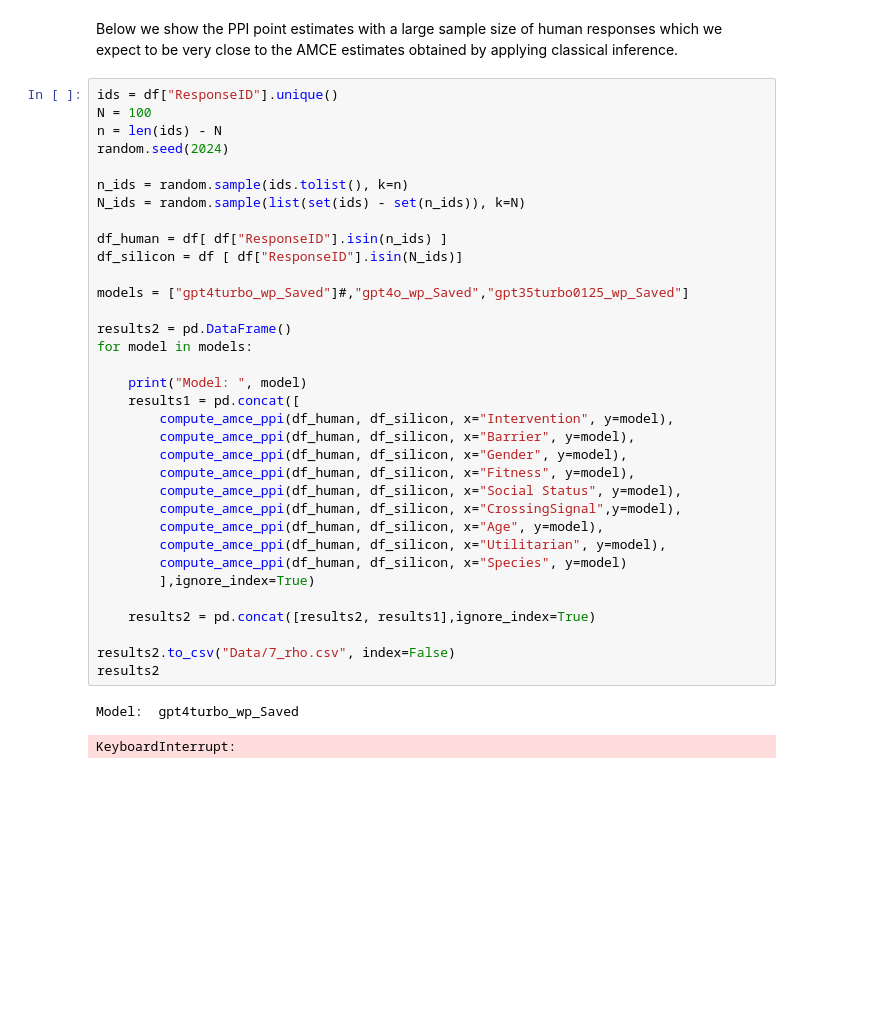
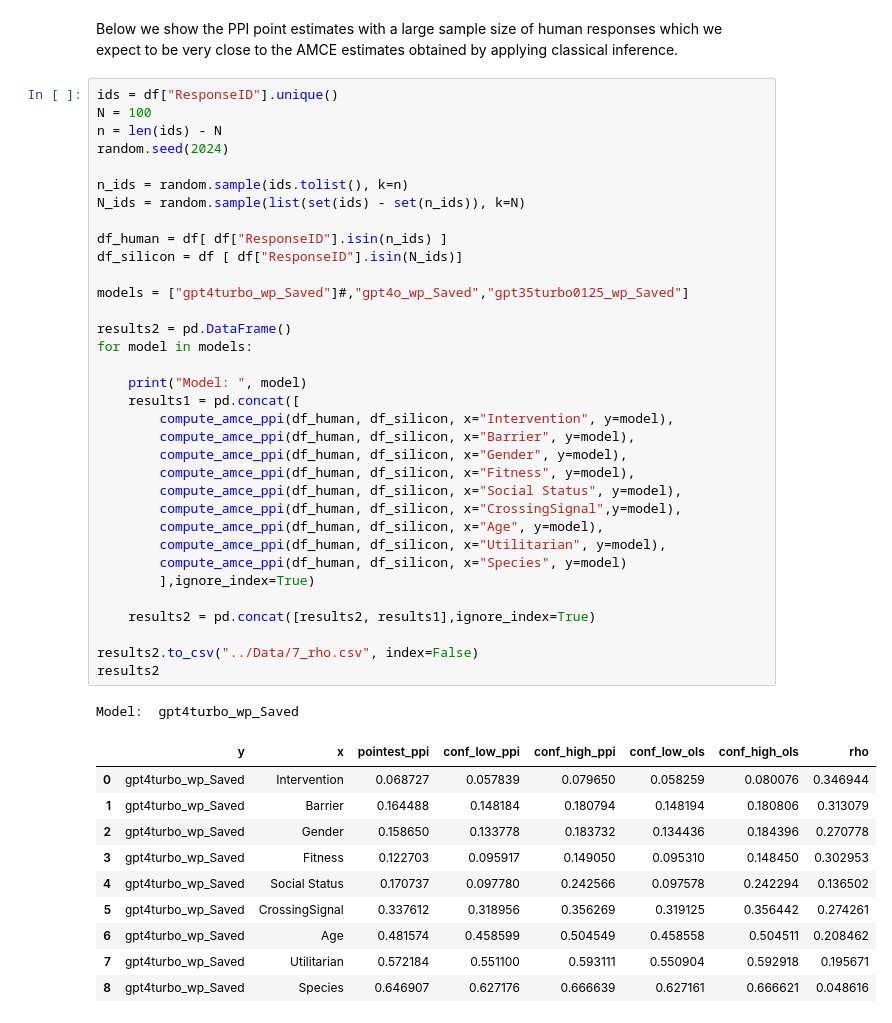
Before and after one commit to davidbroska/MixedSubjects, a Jupyter notebook: Code/7_AnalysisPPI.ipynb, the cells around one changed output. Drawn from its saved outputs; the diff is of its cells as text; blank space fills up the shorter version.

```diff
--- a/Code/7_AnalysisPPI.ipynb
+++ b/Code/7_AnalysisPPI.ipynb
@@ -783,34 +788,43 @@ random.seed(2024)
 
 n_ids = random.sample(ids.tolist(), k=n)
 N_ids = random.sample(list(set(ids) - set(n_ids)), k=N)
 
 df_human = df[ df["ResponseID"].isin(n_ids) ]
 df_silicon = df [ df["ResponseID"].isin(N_ids)]
 
 models = ["gpt4turbo_wp_Saved"]#,"gpt4o_wp_Saved","gpt35turbo0125_wp_Saved"]
 
 results2 = pd.DataFrame()
 for model in models:
 
     print("Model: ", model)
     results1 = pd.concat([
         compute_amce_ppi(df_human, df_silicon, x="Intervention", y=model),
         compute_amce_ppi(df_human, df_silicon, x="Barrier", y=model),
         compute_amce_ppi(df_human, df_silicon, x="Gender", y=model),
         compute_amce_ppi(df_human, df_silicon, x="Fitness", y=model),
         compute_amce_ppi(df_human, df_silicon, x="Social Status", y=model),
         compute_amce_ppi(df_human, df_silicon, x="CrossingSignal",y=model),
         compute_amce_ppi(df_human, df_silicon, x="Age", y=model),
         compute_amce_ppi(df_human, df_silicon, x="Utilitarian", y=model),
         compute_amce_ppi(df_human, df_silicon, x="Species", y=model)
         ],ignore_index=True)
 
     results2 = pd.concat([results2, results1],ignore_index=True)
 
-results2.to_csv("Data/7_rho.csv", index=False)
+results2.to_csv("../Data/7_rho.csv", index=False)
 results2
 # %% [output]
 Model:  gpt4turbo_wp_Saved
-KeyboardInterrupt:
+|  | y | x | pointest_ppi | conf_low_ppi | conf_high_ppi | conf_low_ols | conf_high_ols | rho |
+| 0 | gpt4turbo_wp_Saved | Intervention | 0.068727 | 0.057839 | 0.079650 | 0.058259 | 0.080076 | 0.346944 |
+| 1 | gpt4turbo_wp_Saved | Barrier | 0.164488 | 0.148184 | 0.180794 | 0.148194 | 0.180806 | 0.313079 |
+| 2 | gpt4turbo_wp_Saved | Gender | 0.158650 | 0.133778 | 0.183732 | 0.134436 | 0.184396 | 0.270778 |
+| 3 | gpt4turbo_wp_Saved | Fitness | 0.122703 | 0.095917 | 0.149050 | 0.095310 | 0.148450 | 0.302953 |
+| 4 | gpt4turbo_wp_Saved | Social Status | 0.170737 | 0.097780 | 0.242566 | 0.097578 | 0.242294 | 0.136502 |
+| 5 | gpt4turbo_wp_Saved | CrossingSignal | 0.337612 | 0.318956 | 0.356269 | 0.319125 | 0.356442 | 0.274261 |
+| 6 | gpt4turbo_wp_Saved | Age | 0.481574 | 0.458599 | 0.504549 | 0.458558 | 0.504511 | 0.208462 |
+| 7 | gpt4turbo_wp_Saved | Utilitarian | 0.572184 | 0.551100 | 0.593111 | 0.550904 | 0.592918 | 0.195671 |
+| 8 | gpt4turbo_wp_Saved | Species | 0.646907 | 0.627176 | 0.666639 | 0.627161 | 0.666621 | 0.048616 |
 # %%
 # sample size human subjects
```
Also changed, not shown: parts of 7 cells of this notebook, 9 other files.
